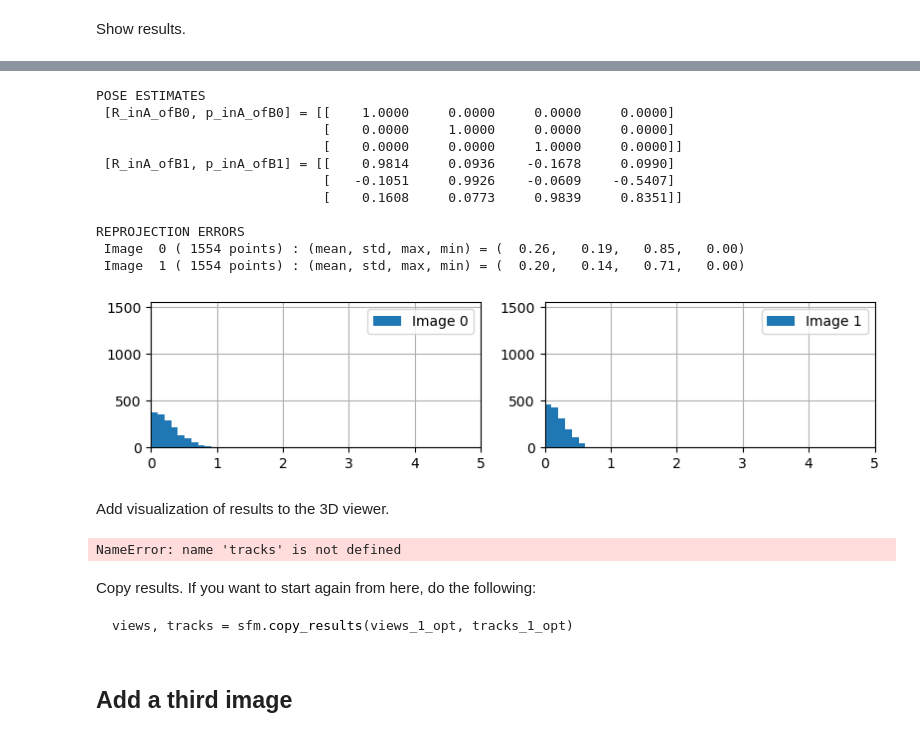
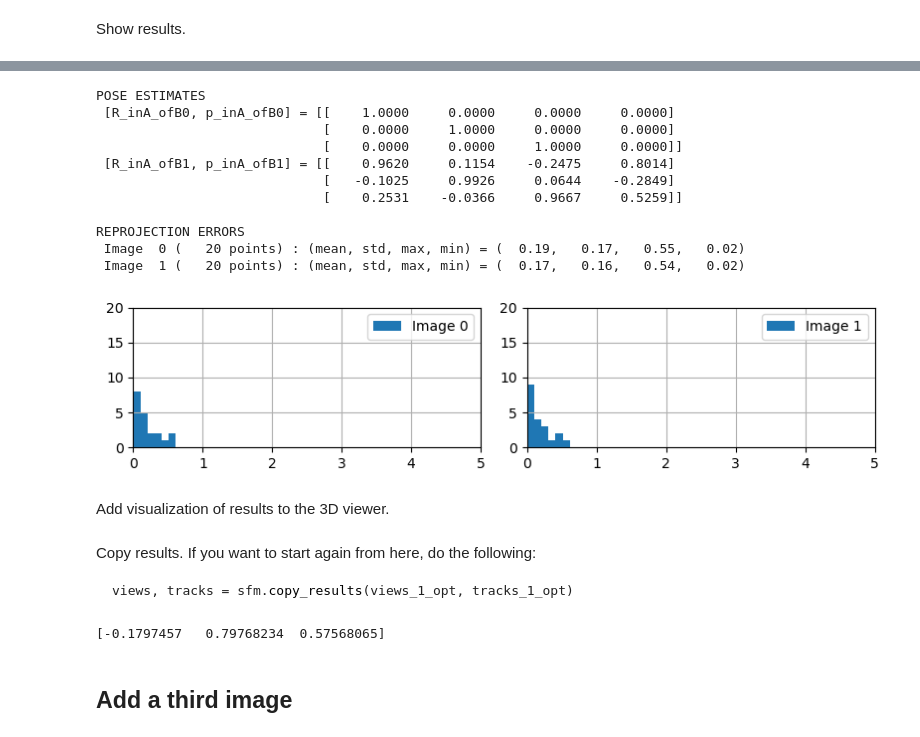
Before and after one commit to samHince/Air-to-air-3dv, a Jupyter notebook: air-to-air-tags-only.ipynb, the cells around one changed output, grey strips where cells are left out. Drawn from its saved outputs; the diff is of its cells as text; code cells hidden in the pictures.

````diff
--- a/air-to-air-tags-only.ipynb
+++ b/air-to-air-tags-only.ipynb
@@ -506,9 +511,6 @@ KeyError: 'desc'
 ### Optimize
 # %% [markdown]
 Create initial values, factors, and optimized keys.
-# %%
-views = views_save
-tracks_tags = tracks_tags_save
 # %%
 #import sfm
 #importlib.reload(sfm)
@@ -597,32 +573,45 @@ AssertionError:
-# %%
-sfm.show_results(views, tracks, K)
-# %% [output]
-POSE ESTIMATES
- [R_inA_ofB0, p_inA_ofB0] = [[    1.0000     0.0000     0.0000     0.0000]
-                             [    0.0000     1.0000     0.0000     0.0000]
-                             [    0.0000     0.0000     1.0000     0.0000]]
- [R_inA_ofB1, p_inA_ofB1] = [[    0.9814     0.0936    -0.1678     0.0990]
-                             [   -0.1051     0.9926    -0.0609    -0.5407]
-                             [    0.1608     0.0773     0.9839     0.8351]]
-
-REPROJECTION ERRORS
- Image  0 ( 1554 points) : (mean, std, max, min) = (  0.26,   0.19,   0.85,   0.00)
- Image  1 ( 1554 points) : (mean, std, max, min) = (  0.20,   0.14,   0.71,   0.00)
-[figure, removed]
+# %%
+#import sfm
+#importlib.reload(sfm)
+
+sfm.show_results(views, tracks_tags, K)
+# %% [output]
+POSE ESTIMATES
+ [R_inA_ofB0, p_inA_ofB0] = [[    1.0000     0.0000     0.0000     0.0000]
+                             [    0.0000     1.0000     0.0000     0.0000]
+                             [    0.0000     0.0000     1.0000     0.0000]]
+ [R_inA_ofB1, p_inA_ofB1] = [[    0.9620     0.1154    -0.2475     0.8014]
+                             [   -0.1025     0.9926     0.0644    -0.2849]
+                             [    0.2531    -0.0366     0.9667     0.5259]]
+
+REPROJECTION ERRORS
+ Image  0 (   20 points) : (mean, std, max, min) = (  0.19,   0.17,   0.55,   0.02)
+ Image  1 (   20 points) : (mean, std, max, min) = (  0.17,   0.16,   0.54,   0.02)
+[figure, added]
 # %% [markdown]
 Add visualization of results to the 3D viewer.
 # %%
 sfm.visualize_results(views, tracks_tags, K, frames_per_second)
-# %%
-sfm.visualize_results(views, tracks, K, frames_per_second)
-# %% [output]
-NameError: name 'tracks' is not defined
 # %% [markdown]
 Copy results. If you want to start again from here, do the following:
 
 ```python
 views, tracks = sfm.copy_results(views_1_opt, tracks_1_opt)
 ```
+# %%
+R_inB_ofA_0 = views[0]['R_inB_ofA'].copy()
+p_inB_ofA_0 = views[0]['p_inB_ofA'].copy()
+R_inA_ofB_0 = R_inB_ofA_0.T
+p_inA_ofB_0 = -R_inB_ofA_0.T @ p_inB_ofA_0
+
+R_inB_ofA_1 = views[1]['R_inB_ofA'].copy()
+p_inB_ofA_1 = views[1]['p_inB_ofA'].copy()
+R_inA_ofB_1 = R_inB_ofA_1.T
+p_inA_ofB_1 = -R_inB_ofA_1.T @ p_inB_ofA_1
+
+print(p_inA_ofB_1 - p_inA_ofB_0)
+# %% [output]
+[-0.1797457   0.79768234  0.57568065]
 # %%
 views_1_opt, tracks_1_opt = sfm.copy_results(views, tracks)
 # %% [markdown]
````
Also changed, not shown: parts of 24 cells of this notebook, 2 other files.
